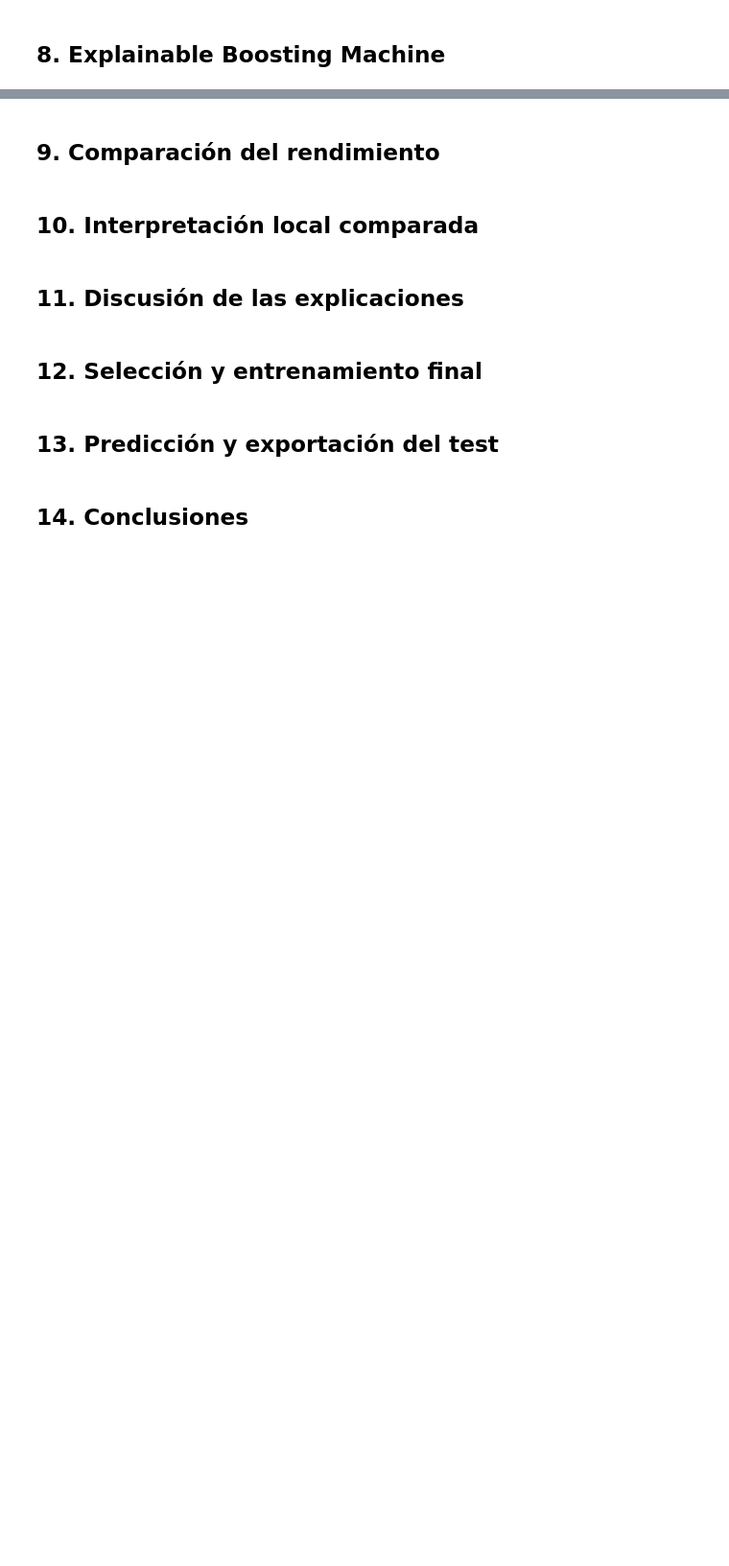
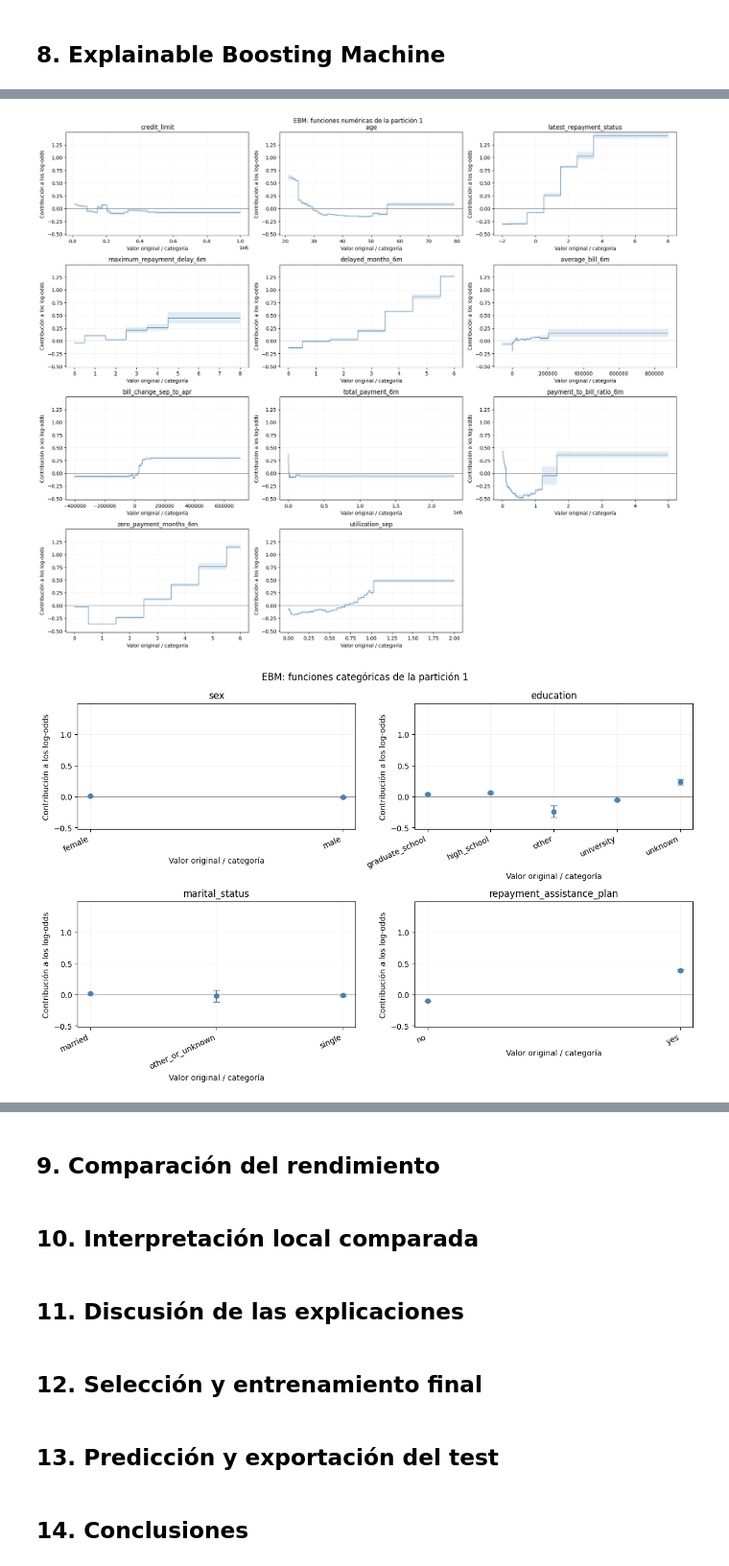
Before and after one commit to germansanchezz/iax-group-3, a Jupyter notebook: notebooks/unit-2-project.ipynb, the cells around one changed output, grey strips where cells are left out. Shown at 96% size. Drawn from its saved outputs; the diff is of its cells as text; code cells hidden in the pictures; blank space fills up the shorter version.

```diff
--- a/notebooks/unit-2-project.ipynb
+++ b/notebooks/unit-2-project.ipynb
@@ -1187,0 +2039,18 @@ La comprobación anterior permite inspeccionar la representación, pero todavía
+# %%
+EBM_REFERENCE_FOLD = 1
+ebm_reference_pipeline = ebm_models[EBM_REFERENCE_FOLD - 1]
+ebm_reference_model = ebm_reference_pipeline["model"]
+
+ebm_global_importance = pd.DataFrame({
+    "Variable": ebm_reference_model.term_names_,
+    "Media del valor absoluto de la contribución": ebm_reference_model.term_importances(),
+}).sort_values("Media del valor absoluto de la contribución", ascending=False)
+display(ebm_global_importance.round(4))
+print("Tipos de variables aprendidos:", dict(zip(
+    ebm_reference_model.feature_names_in_, ebm_reference_model.feature_types_in_
+)))
+ebm_reference_intercept = float(ebm_reference_model.intercept_[0])
+print(f"Intercepto (log-odds): {ebm_reference_intercept:.4f}")
+print(f"Probabilidad con suma de contribuciones cero: {expit(ebm_reference_intercept):.2%}")
+ebm_global_explanation = ebm_reference_model.explain_global(name="EBM aditivo: partición 1")
+show(ebm_global_explanation)
@@ -1187,0 +2102,45 @@ La comprobación anterior permite inspeccionar la representación, pero todavía
+# %%
+ebm_term_data = {
+    name: ebm_global_explanation.data(term_idx)
+    for term_idx, name in enumerate(ebm_reference_model.term_names_)
+}
+
+
+def plot_ebm_functions(variables, title, ncols):
+    nrows = int(np.ceil(len(variables) / ncols))
+    fig, axes = plt.subplots(nrows, ncols, figsize=(6 * ncols, 3.8 * nrows), squeeze=False)
+    for ax, variable in zip(axes.flat, variables):
+        data = ebm_term_data[variable]
+        scores = np.asarray(data["scores"], dtype=float)
+        lower = data["lower_bounds"]
+        upper = data["upper_bounds"]
+        if variable in numeric_features:
+            edges = np.asarray(data["names"], dtype=float)
+            ax.stairs(scores, edges, baseline=None, color="steelblue")
+            if lower is not None and upper is not None:
+                ax.stairs(np.asarray(upper), edges, baseline=np.asarray(lower),
+                          fill=True, alpha=0.15, color="steelblue")
+        else:
+            labels = data["names"]
+            positions = np.arange(len(labels))
+            errors = None if lower is None else np.vstack([
+                scores - np.asarray(lower), np.asarray(upper) - scores
+            ])
+            ax.errorbar(positions, scores, yerr=errors, fmt="o", capsize=4, color="steelblue")
+            ax.set_xticks(positions, labels=labels, rotation=25, ha="right")
+        ax.axhline(0, color="gray", linewidth=0.8)
+        ax.set_ylim(data["scores_range"])
+        ax.set(title=variable, xlabel="Valor original / categoría", ylabel="Contribución a los log-odds")
+        ax.grid(alpha=0.15)
+    for ax in list(axes.flat)[len(variables):]:
+        ax.set_visible(False)
+    fig.suptitle(title)
+    plt.tight_layout()
+    plt.show()
+
+
+plot_ebm_functions(numeric_features, "EBM: funciones numéricas de la partición 1", ncols=3)
+plot_ebm_functions(categorical_features, "EBM: funciones categóricas de la partición 1", ncols=2)
+# %% [output]
+[figure, added]
+[figure, added]
```
Also changed, not shown: parts of 51 cells of this notebook.
